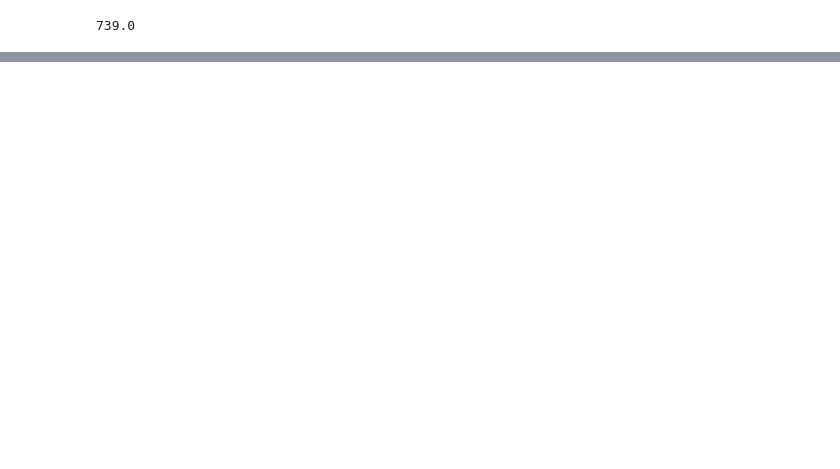
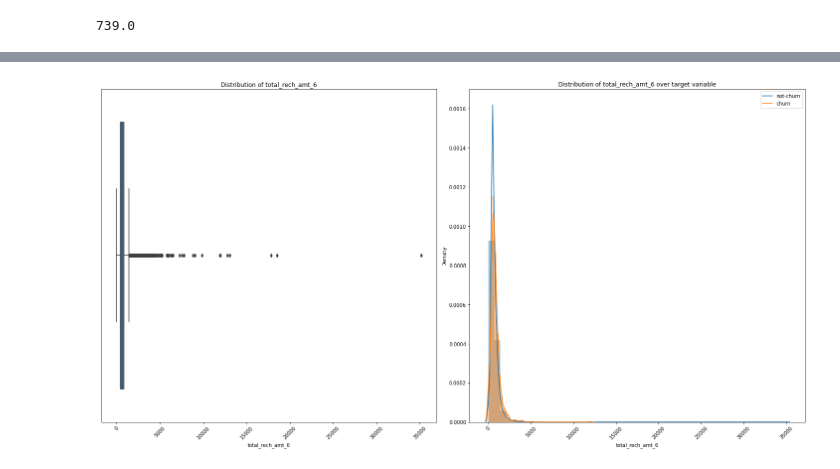
Before and after one commit to sandeshsk12/telecom_churn, a Jupyter notebook: Untitled.ipynb, the cells around one changed output, grey strips where cells are left out. Cells and saved outputs as stored; diff of their text form; code cells hidden in the pictures; blank space fills up the shorter version.

```diff
--- a/Untitled.ipynb
+++ b/Untitled.ipynb
@@ -408,0 +709,3 @@ data[data['churn']==1].shape[0] / data.shape[0]
+# %%
+mou_cols= list(churn_data.columns[churn_data.columns.str.contains('mou')])
+churn_data[mou_cols]=churn_data[mou_cols].fillna(0,axis=1)
@@ -408,0 +845,21 @@ data[data['churn']==1].shape[0] / data.shape[0]
+# %%
+# Custom function to help visualise the distribution of numerical variables
+def plot_numerical_distribution(col_name):
+    plt.figure(figsize=(20,20))
+    plt.subplot(2,2,1)
+    sns.boxplot(data=churn_data_eda,x=col_name,hue='churn')
+    plt.xticks(rotation=45)
+    plt.title('Distribution of {}'.format(col_name))
+    plt.subplot(2,2,2)
+    sns.distplot(churn_data_eda[churn_data_eda['churn']==0][col_name])
+    sns.distplot(churn_data_eda[churn_data_eda['churn']==1][col_name], hist_kws=dict(alpha=0.5))
+    plt.legend(['not-churn','churn'])
+    plt.xticks(rotation=45)
+    plt.title('Distribution of {} over target variable'.format(col_name))
+    plt.tight_layout()
+    plt.show()
+    return None
+# %%
+plot_numerical_distribution('total_rech_amt_6')
+# %% [output]
+[figure, added]
```
Also changed, not shown: parts of 86 cells of this notebook, 2 other files.
